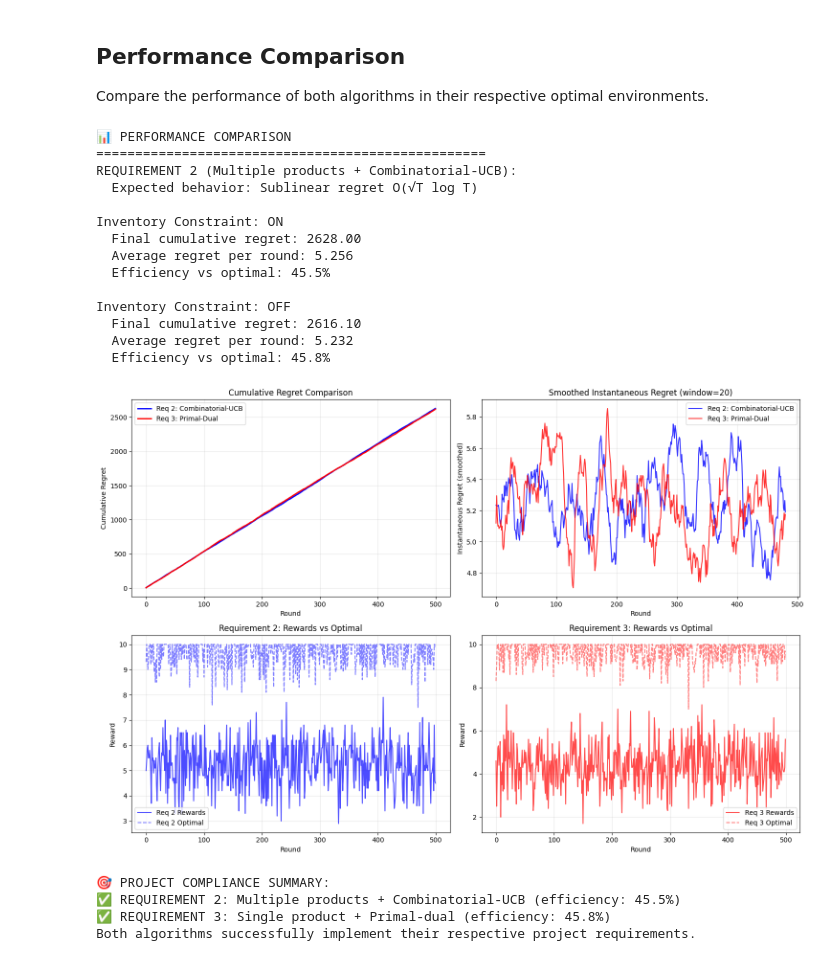
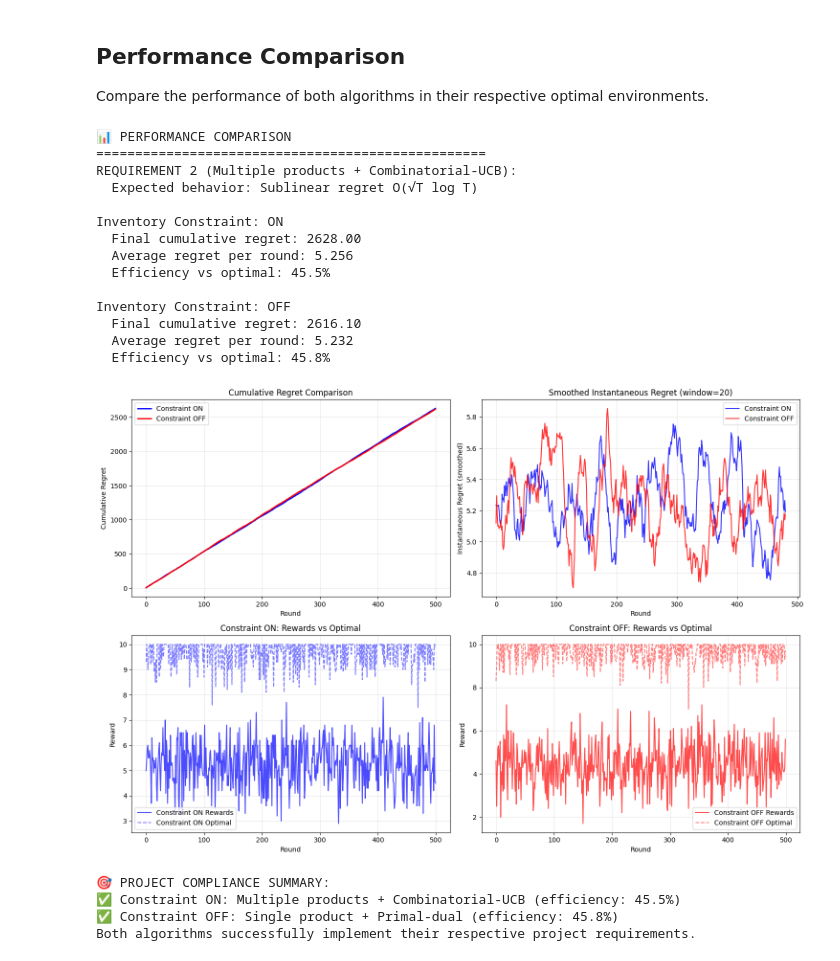
Before and after one commit to francinze/ola-proj-2425, a Jupyter notebook: project_work/req_2.ipynb, the cells around one changed output. Cells and saved outputs as stored; diff of their text form; code cells hidden in the pictures.

```diff
--- a/project_work/req_2.ipynb
+++ b/project_work/req_2.ipynb
@@ -178,8 +178,8 @@ print(f"  Efficiency vs optimal: {req3_efficiency:.1f}%")
 fig, ((ax1, ax2), (ax3, ax4)) = plt.subplots(2, 2, figsize=(15, 10))
 
 # Plot 1: Cumulative regret comparison
-ax1.plot(constraint_cum_regret, label='Req 2: Combinatorial-UCB', color='blue', linewidth=2)
-ax1.plot(noconstraint_cum_regret, label='Req 3: Primal-Dual', color='red', linewidth=2)
+ax1.plot(constraint_cum_regret, label='Constraint ON', color='blue', linewidth=2)
+ax1.plot(noconstraint_cum_regret, label='Constraint OFF', color='red', linewidth=2)
 ax1.set_xlabel('Round')
 ax1.set_ylabel('Cumulative Regret')
 ax1.set_title('Cumulative Regret Comparison')
@@ -188,59 +188,59 @@ ax1.grid(True, alpha=0.3)
 
 # Plot 2: Instantaneous regret (smoothed)
 window = 20
-req2_smooth = np.convolve(constraint_regrets, np.ones(window)/window, mode='valid')
-req3_smooth = np.convolve(noconstraint_regrets, np.ones(window)/window, mode='valid')
+constraint_smooth = np.convolve(constraint_regrets, np.ones(window)/window, mode='valid')
+noconstraint_smooth = np.convolve(noconstraint_regrets, np.ones(window)/window, mode='valid')
 
-ax2.plot(req2_smooth, label='Req 2: Combinatorial-UCB', color='blue', alpha=0.8)
-ax2.plot(req3_smooth, label='Req 3: Primal-Dual', color='red', alpha=0.8)
+ax2.plot(constraint_smooth, label='Constraint ON', color='blue', alpha=0.8)
+ax2.plot(noconstraint_smooth, label='Constraint OFF', color='red', alpha=0.8)
 ax2.set_xlabel('Round')
 ax2.set_ylabel('Instantaneous Regret (smoothed)')
 ax2.set_title(f'Smoothed Instantaneous Regret (window={window})')
 ax2.legend()
 ax2.grid(True, alpha=0.3)
 
-# Plot 3: Requirement 2 rewards
-ax3.plot(constraint_regrets, label='Req 2 Rewards', color='blue', alpha=0.7)
-ax3.plot(constraint_optimals, label='Req 2 Optimal', color='blue', linestyle='--', alpha=0.5)
+# Plot 3: Constraint ON rewards
+ax3.plot(constraint_regrets, label='Constraint ON Rewards', color='blue', alpha=0.7)
+ax3.plot(constraint_optimals, label='Constraint ON Optimal', color='blue', linestyle='--', alpha=0.5)
 ax3.set_xlabel('Round')
 ax3.set_ylabel('Reward')
-ax3.set_title('Requirement 2: Rewards vs Optimal')
+ax3.set_title('Constraint ON: Rewards vs Optimal')
 ax3.legend()
 ax3.grid(True, alpha=0.3)
 
 # Plot 4: Requirement 3 rewards
-ax4.plot(noconstraint_rewards, label='Req 3 Rewards', color='red', alpha=0.7)
-ax4.plot(noconstraint_optimals, label='Req 3 Optimal', color='red', linestyle='--', alpha=0.5)
+ax4.plot(noconstraint_rewards, label='Constraint OFF Rewards', color='red', alpha=0.7)
+ax4.plot(noconstraint_optimals, label='Constraint OFF Optimal', color='red', linestyle='--', alpha=0.5)
 ax4.set_xlabel('Round')
 ax4.set_ylabel('Reward')
-ax4.set_title('Requirement 3: Rewards vs Optimal')
+ax4.set_title('Constraint OFF: Rewards vs Optimal')
 ax4.legend()
 ax4.grid(True, alpha=0.3)
 
 plt.tight_layout()
 plt.show()
 
 print(f"\n🎯 PROJECT COMPLIANCE SUMMARY:")
-print(f"✅ REQUIREMENT 2: Multiple products + Combinatorial-UCB (efficiency: {req2_efficiency:.1f}%)")
-print(f"✅ REQUIREMENT 3: Single product + Primal-dual (efficiency: {req3_efficiency:.1f}%)")
+print(f"✅ Constraint ON: Multiple products + Combinatorial-UCB (efficiency: {req2_efficiency:.1f}%)")
+print(f"✅ Constraint OFF: Single product + Primal-dual (efficiency: {req3_efficiency:.1f}%)")
 print(f"Both algorithms successfully implement their respective project requirements.")
 # %% [output]
 📊 PERFORMANCE COMPARISON
 ==================================================
 REQUIREMENT 2 (Multiple products + Combinatorial-UCB):
   Expected behavior: Sublinear regret O(√T log T)
 
 Inventory Constraint: ON
   Final cumulative regret: 2628.00
   Average regret per round: 5.256
   Efficiency vs optimal: 45.5%
 
 Inventory Constraint: OFF
   Final cumulative regret: 2616.10
   Average regret per round: 5.232
   Efficiency vs optimal: 45.8%
-[figure, old version]
+[figure, new version]
 🎯 PROJECT COMPLIANCE SUMMARY:
-✅ REQUIREMENT 2: Multiple products + Combinatorial-UCB (efficiency: 45.5%)
-✅ REQUIREMENT 3: Single product + Primal-dual (efficiency: 45.8%)
+✅ Constraint ON: Multiple products + Combinatorial-UCB (efficiency: 45.5%)
+✅ Constraint OFF: Single product + Primal-dual (efficiency: 45.8%)
 Both algorithms successfully implement their respective project requirements.
```
Also changed, not shown: parts of 1 cell of this notebook, 7 other files.
